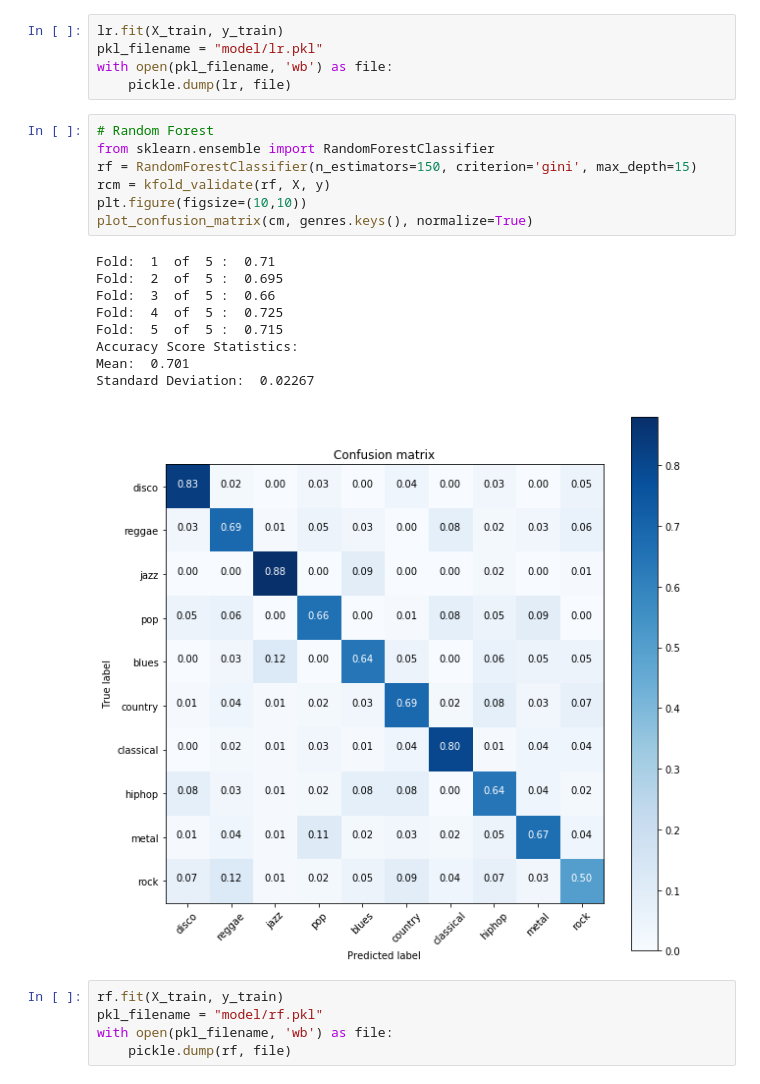
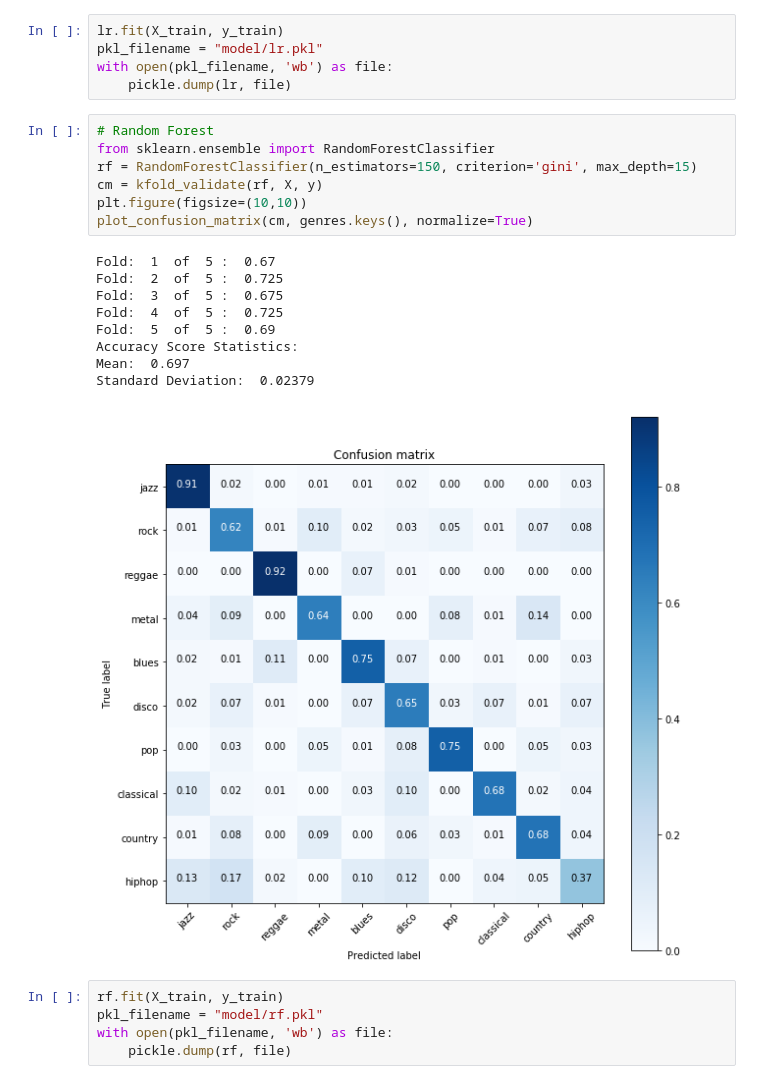
Before and after one commit to prabodhw96/Genre, a Jupyter notebook: Traditional Classifiers.ipynb, the cells around one changed output. Drawn from its saved outputs; the diff is of its cells as text.

```diff
--- a/Traditional Classifiers.ipynb
+++ b/Traditional Classifiers.ipynb
@@ -183,20 +183,20 @@ with open(pkl_filename, 'wb') as file:
 # %%
 # Random Forest
 from sklearn.ensemble import RandomForestClassifier
 rf = RandomForestClassifier(n_estimators=150, criterion='gini', max_depth=15)
-rcm = kfold_validate(rf, X, y)
+cm = kfold_validate(rf, X, y)
 plt.figure(figsize=(10,10))
 plot_confusion_matrix(cm, genres.keys(), normalize=True)
 # %% [output]
-Fold:  1  of  5 :  0.71
-Fold:  2  of  5 :  0.695
-Fold:  3  of  5 :  0.66
+Fold:  1  of  5 :  0.67
+Fold:  2  of  5 :  0.725
+Fold:  3  of  5 :  0.675
 Fold:  4  of  5 :  0.725
-Fold:  5  of  5 :  0.715
+Fold:  5  of  5 :  0.69
 Accuracy Score Statistics:
-Mean:  0.701
-Standard Deviation:  0.02267
+Mean:  0.697
+Standard Deviation:  0.02379
-[figure, old version]
+[figure, new version]
 # %%
 rf.fit(X_train, y_train)
 pkl_filename = "model/rf.pkl"
```
Also changed, not shown: parts of 5 cells of this notebook.
